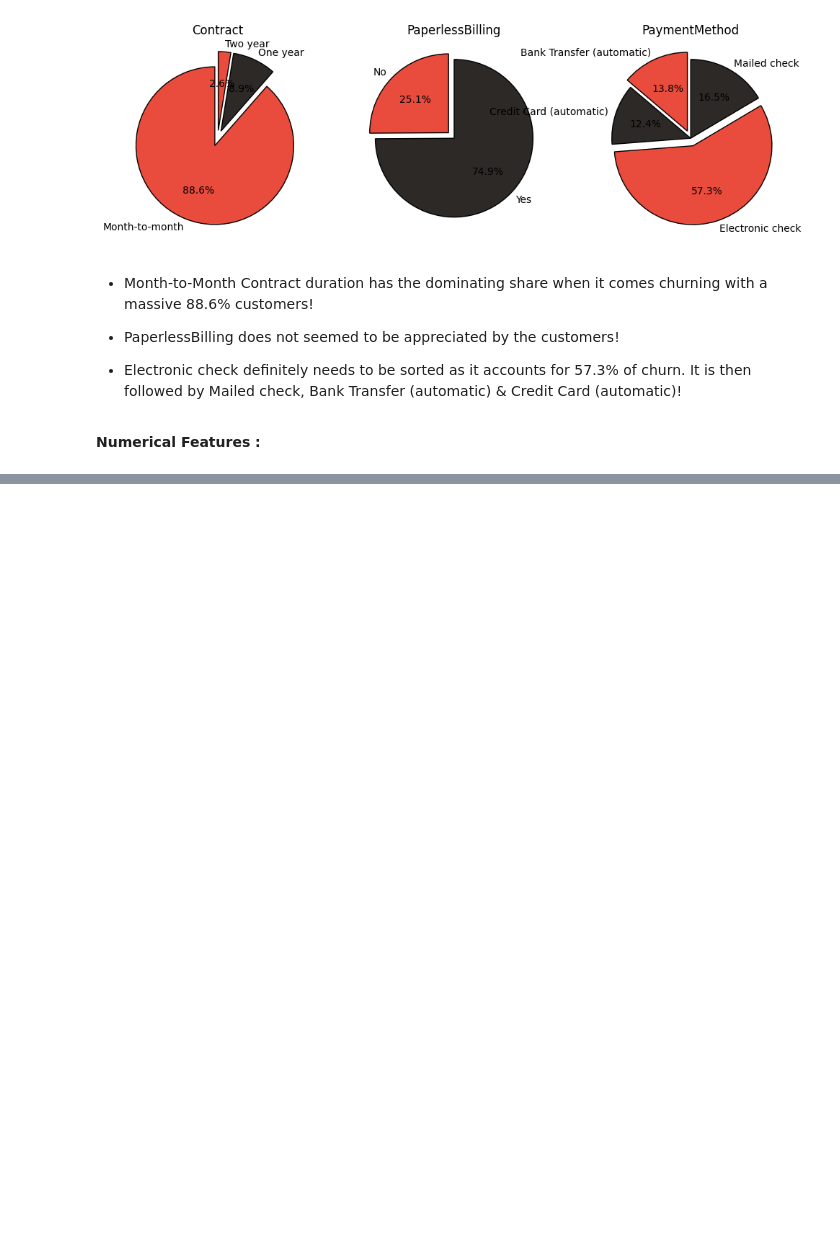
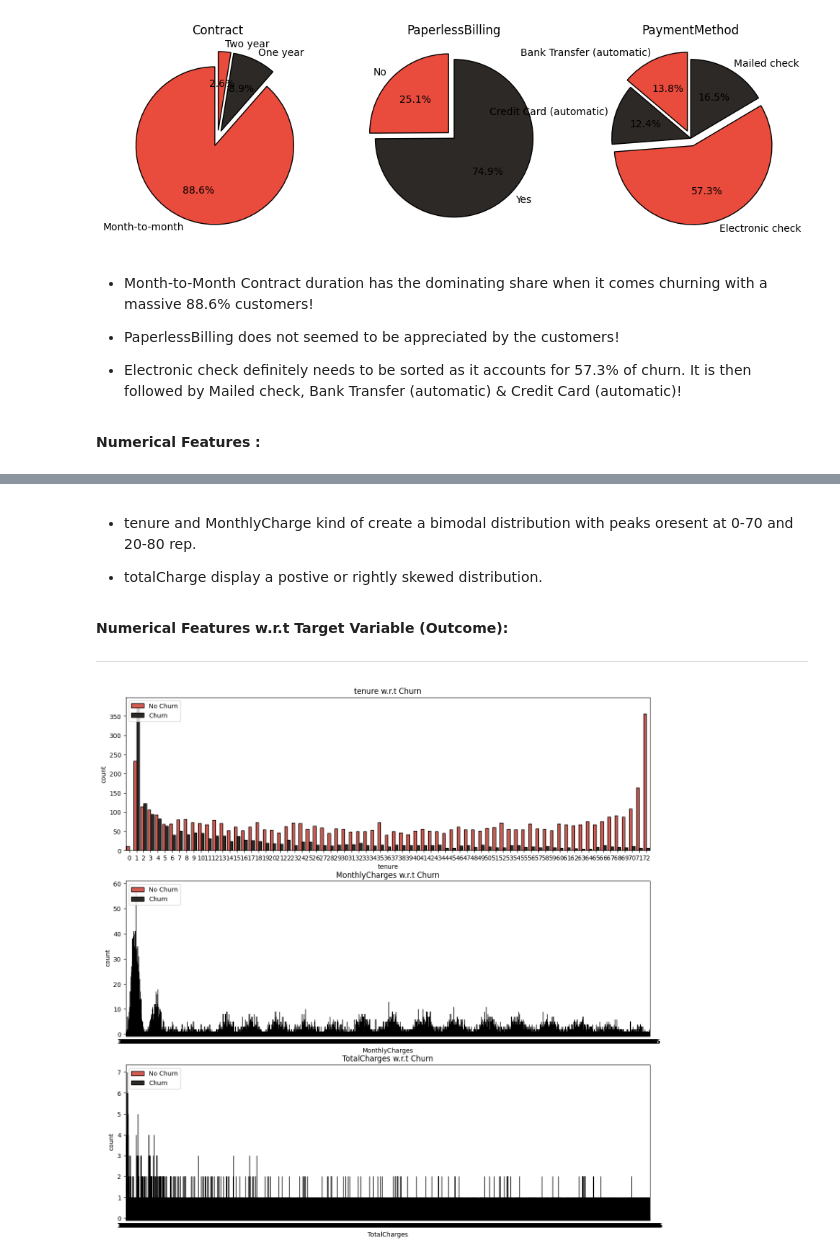
Before and after one commit to Bhupendra-glitch/Customer-Segmentation-Retention, a Jupyter notebook: Telco_Customer_Churn.ipynb, the cells around one changed output, grey strips where cells are left out. Cells and saved outputs as stored; diff of their text form; code cells hidden in the pictures; blank space fills up the shorter version.

```diff
--- a/Telco_Customer_Churn.ipynb
+++ b/Telco_Customer_Churn.ipynb
@@ -545,0 +558,18 @@ plt.title('PaymentMethod');
+# %% [markdown]
+* tenure and MonthlyCharge kind of create a bimodal distribution with peaks oresent at 0-70 and 20-80 rep.
+
+* totalCharge display a postive or rightly skewed distribution.
+# %% [markdown]
+**Numerical Features w.r.t Target Variable (Outcome):**
+
+---
+# %%
+fig, ax = plt.subplots(nrows = 3,ncols = 1,figsize = (15,15))
+for i in range(len(numerical_features)):
+    plt.subplot(3,1,i+1)
+    sns.countplot(x=numerical_features[i],data = df1,hue = "Churn",palette = colors,edgecolor = 'black')
+    plt.legend(['No Churn','Churn'],loc = 'upper left')
+    title = numerical_features[i] + ' w.r.t Churn'
+    plt.title(title);
+# %% [output]
+[figure, added]
```
Also changed, not shown: parts of 2 cells of this notebook.
